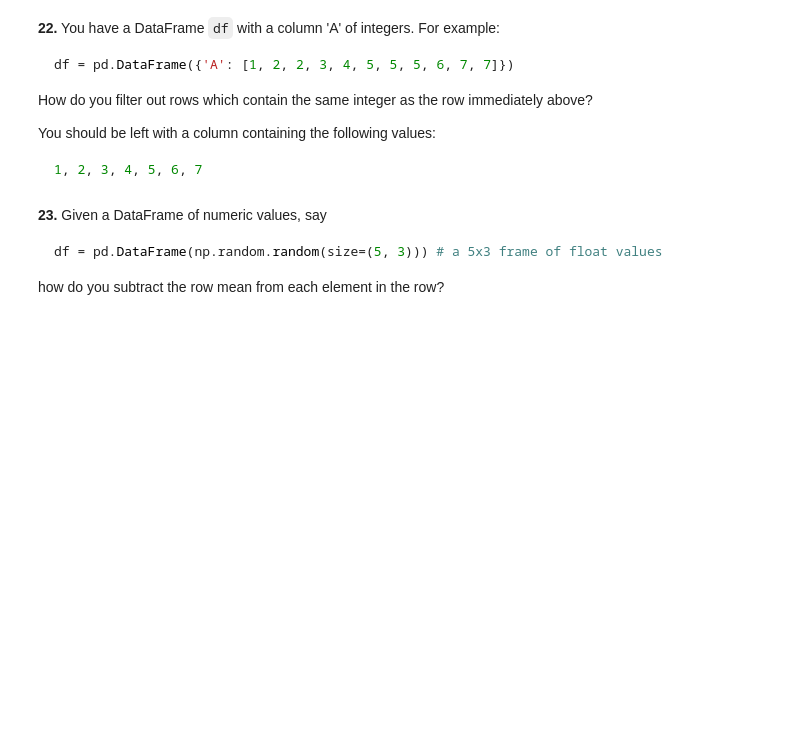
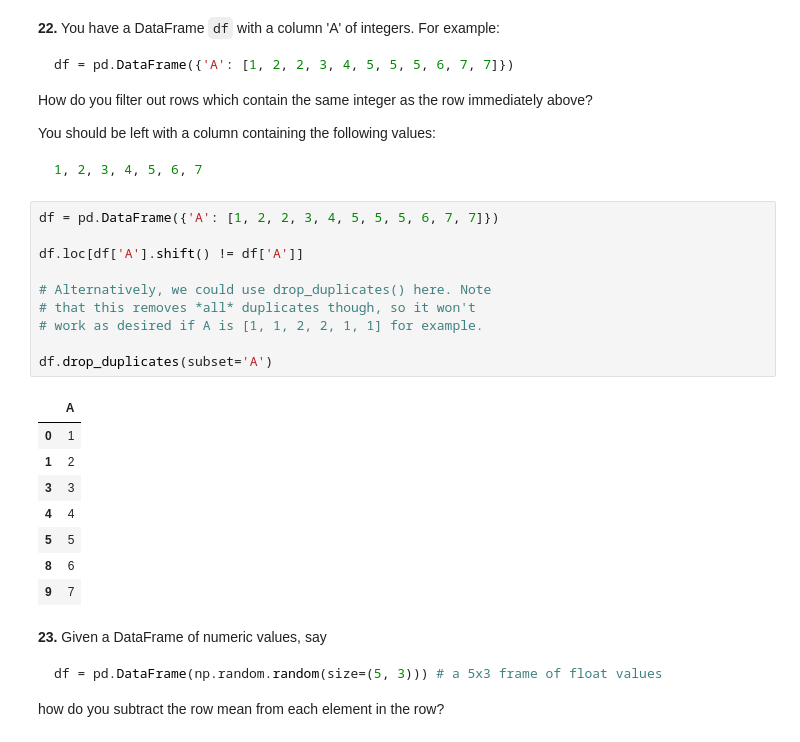
Before and after one commit to Ninrai/100-pandas-puzzles, a Jupyter notebook: 100-pandas-puzzles.ipynb, the cells around one changed output. Drawn from its saved outputs; the diff is of its cells as text; blank space fills up the shorter version.

````diff
--- a/100-pandas-puzzles.ipynb
+++ b/100-pandas-puzzles.ipynb
@@ -309,6 +321,25 @@ You should be left with a column containing the following values:
 ```python
 1, 2, 3, 4, 5, 6, 7
 ```
+# %%
+df = pd.DataFrame({'A': [1, 2, 2, 3, 4, 5, 5, 5, 6, 7, 7]})
+
+df.loc[df['A'].shift() != df['A']]
+
+# Alternatively, we could use drop_duplicates() here. Note
+# that this removes *all* duplicates though, so it won't
+# work as desired if A is [1, 1, 2, 2, 1, 1] for example.
+
+df.drop_duplicates(subset='A')
+# %% [output]
+|  | A |
+| 0 | 1 |
+| 1 | 2 |
+| 3 | 3 |
+| 4 | 4 |
+| 5 | 5 |
+| 8 | 6 |
+| 9 | 7 |
 # %% [markdown]
 **23.** Given a DataFrame of numeric values, say
 ```python
````
Also changed, not shown: parts of 3 cells of this notebook.
